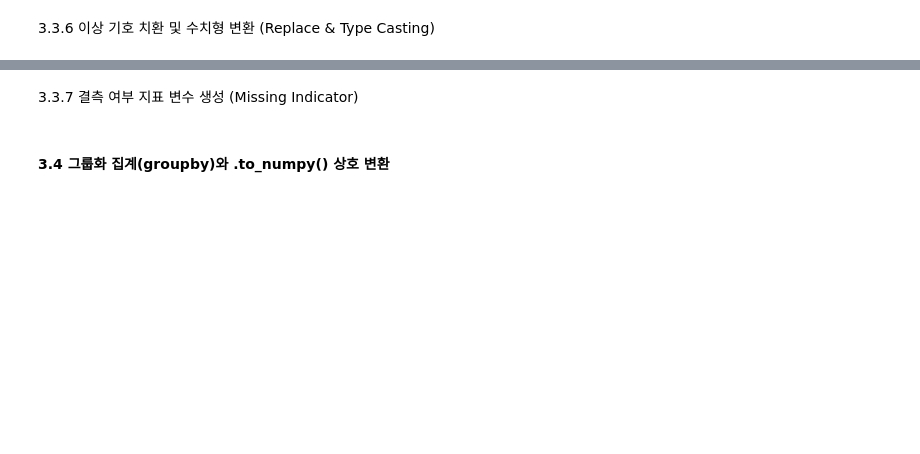
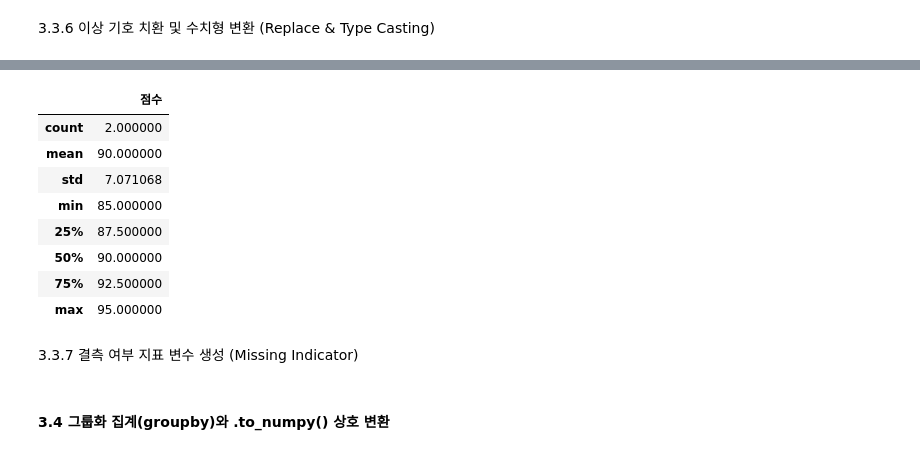
Before and after one commit to yonggyo1125/ax_study, a Jupyter notebook: 04_MACHINE_LEARNING/src/04_machine_learning/chapter01/special/pandas_practice.ipynb, the cells around one changed output, grey strips where cells are left out. Saved outputs shown, nothing was run; the diff lists cells and outputs as text; code cells hidden in the pictures; blank space fills up the shorter version.

```diff
--- a/04_MACHINE_LEARNING/src/04_machine_learning/chapter01/special/pandas_practice.ipynb
+++ b/04_MACHINE_LEARNING/src/04_machine_learning/chapter01/special/pandas_practice.ipynb
@@ -165,0 +380,4 @@ query() 필터링
+# %%
+survey_df = pd.DataFrame({'점수': [85, -999, '?', 95]})
+
+survey_df.info()
@@ -165,0 +401,4 @@ query() 필터링
+# %%
+survey_df['점수'] = survey_df['점수'].replace([-999, '?'], pd.NA)
+
+survey_df
@@ -165,0 +422,4 @@ query() 필터링
+# %%
+survey_df['점수'] = pd.to_numeric(survey_df['점수'], errors="coerce")
+
+survey_df.info()
@@ -166,3 +435,15 @@ query() 필터링
+# %%
+survey_df.describe()
+# %% [output]
+|  | 점수 |
+| count | 2.000000 |
+| mean | 90.000000 |
+| std | 7.071068 |
+| min | 85.000000 |
+| 25% | 87.500000 |
+| 50% | 90.000000 |
+| 75% | 92.500000 |
+| max | 95.000000 |
 # %% [markdown]
 3.3.7 결측 여부 지표 변수 생성 (Missing Indicator)
 # %% [markdown]
```
Also changed, not shown: parts of 34 cells of this notebook.
